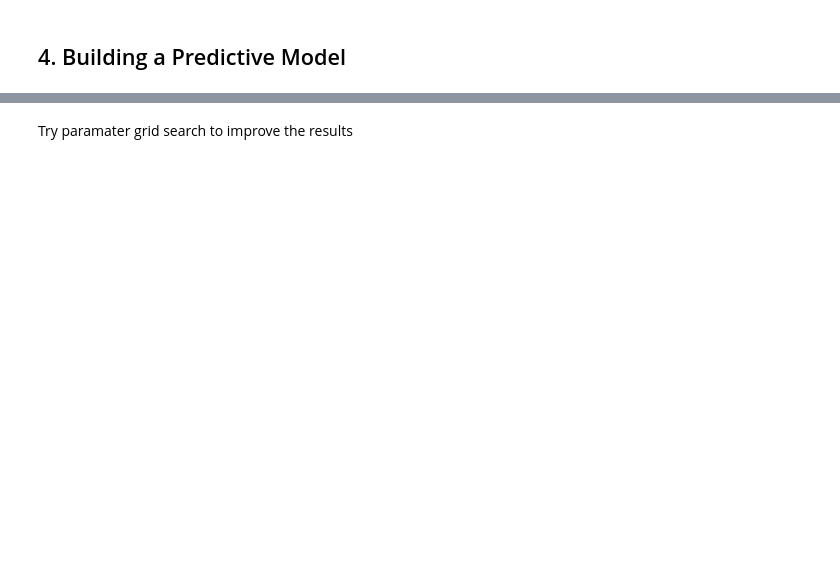
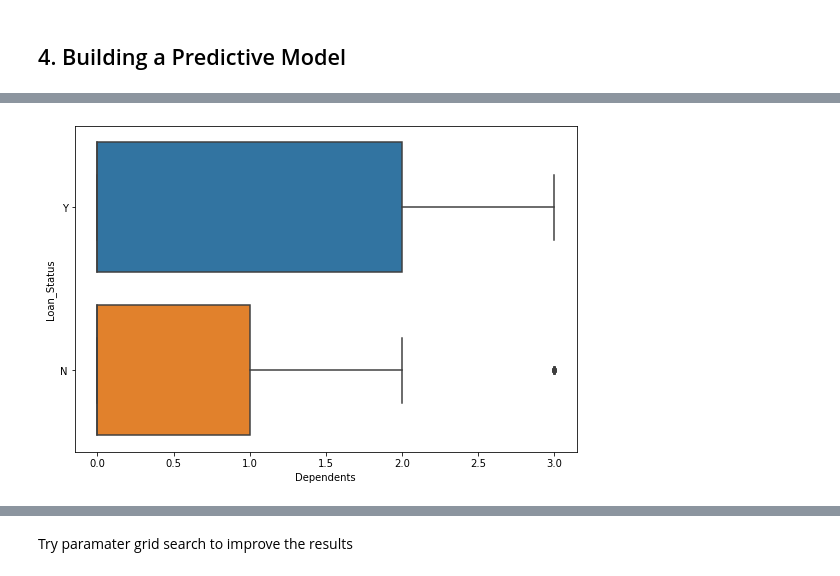
Before and after one commit to TasneemYou/mini-project-IV, a Jupyter notebook: mini-project-IV.ipynb, the cells around one changed output, grey strips where cells are left out. Drawn from its saved outputs; the diff is of its cells as text; code cells hidden in the pictures; blank space fills up the shorter version.

```diff
--- a/mini-project-IV.ipynb
+++ b/mini-project-IV.ipynb
@@ -440,0 +451,5 @@ sns.distplot(df['TotalIncome'])
+# %%
+#ordinal features: Education, Dependents,
+#categorical -> OHE: Gender, Married, Self_Employed, Property Area
+df = df.replace({"Education" : {"Graduate" : 1, "Not Graduate" : 2},
+                 'Dependents':{'0':0,'1':1,'2':2,'3+':3}})
@@ -440,0 +473,2 @@ sns.distplot(df['TotalIncome'])
+# %%
+enc = OneHotEncoder(drop='first').fit_transform(df[['Gender','Married','Self_Employed','Property_Area']]).toarray()
@@ -440,0 +489,3 @@ sns.distplot(df['TotalIncome'])
+# %%
+df2 = pd.DataFrame(enc, columns=['Gender_','Married_','Self_Employed_','Property_Area_Semiurban','Property_Area_Urban'])
+df3=pd.concat([df, df2], axis=1)
@@ -440,0 +501,2 @@ sns.distplot(df['TotalIncome'])
+# %%
+df3.drop(['Gender','Married','Self_Employed','Property_Area'],axis=1,inplace=True)
@@ -440,0 +521,8 @@ sns.distplot(df['TotalIncome'])
+# %%
+var = 'Dependents'
+f, ax = plt.subplots(figsize=(9, 6))
+data = df3[['Loan_Status','Dependents']]
+fig = sns.boxplot(x=var, y="Loan_Status", data=data)
+#fig.axis(ymin=0, ymax=800000)
+# %% [output]
+[figure, added]
```
Also changed, not shown: parts of 54 cells of this notebook.
